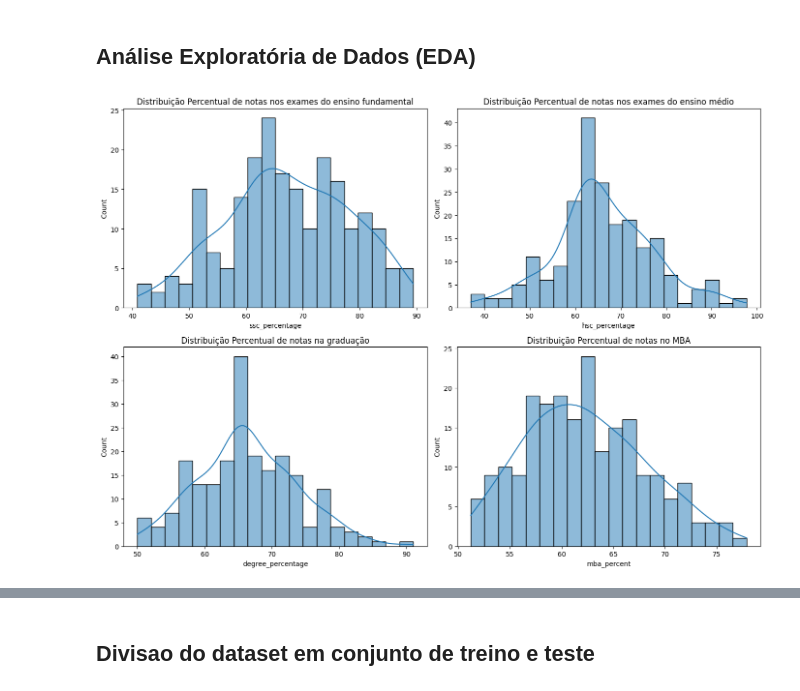
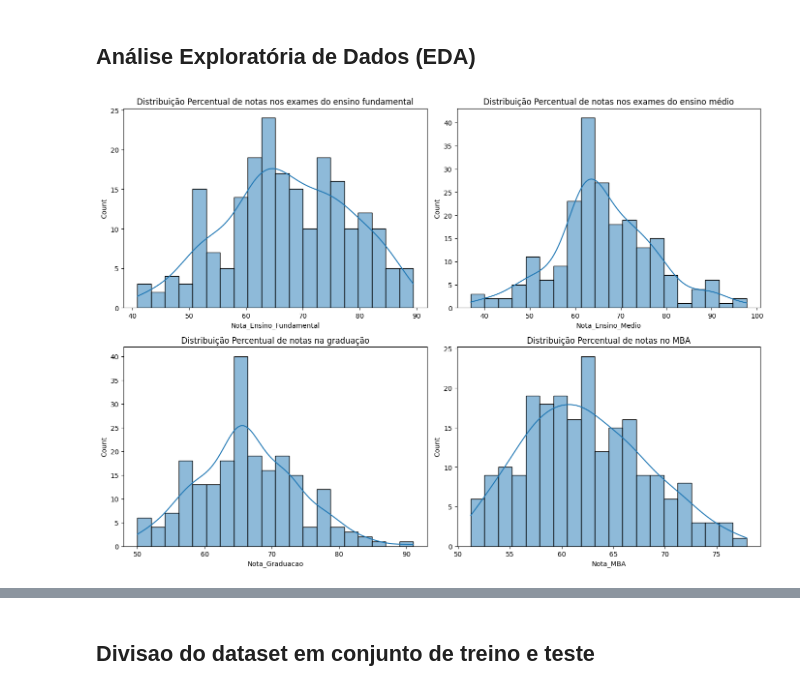
Before and after one commit to MarcosFN2014/Projeto-DS, a Jupyter notebook: Supervisionado/analise1.ipynb, the cells around one changed output, grey strips where cells are left out. Cells and saved outputs as stored; diff of their text form; code cells hidden in the pictures.

```diff
--- a/Supervisionado/analise1.ipynb
+++ b/Supervisionado/analise1.ipynb
@@ -132,0 +152,18 @@ scaled_features = scaler.fit_transform(features)
+# %%
+df.rename(columns={
+    'gender': 'Genero',
+    'ssc_percentage': 'Nota_Ensino_Fundamental',
+    'ssc_board': 'Conselho_EF',
+    'hsc_percentage': 'Nota_Ensino_Medio',
+    'hsc_board': 'Conselho_EM',
+    'hsc_subject': 'Area_Ensino_Medio',
+    'degree_percentage': 'Nota_Graduacao',
+    'undergrad_degree': 'Area_Graduacao',
+    'work_experience': 'Experiencia_Profissional',
+    'emp_test_percentage': 'Nota_Teste_Aptidao',
+    'specialization': 'Especialização_MBA',
+    'mba_percent': 'Nota_MBA',
+    'status': 'Status'
+}, inplace=True)
+
+df.head()
@@ -135,28 +179,28 @@ scaled_features = scaler.fit_transform(features)
 # %%
 # Gráficos de Distribuicao de Porcentagens
 
 plt.figure(figsize=(14, 10))
 
 plt.subplot(2, 2, 1)
-sns.histplot(df['ssc_percentage'], kde=True, bins=20)
+sns.histplot(df['Nota_Ensino_Fundamental'], kde=True, bins=20)
 plt.title('Distribuição Percentual de notas nos exames do ensino fundamental')
 
 plt.subplot(2, 2, 2)
-sns.histplot(df['hsc_percentage'], kde=True, bins=20)
+sns.histplot(df['Nota_Ensino_Medio'], kde=True, bins=20)
 plt.title('Distribuição Percentual de notas nos exames do ensino médio')
 
 plt.subplot(2, 2, 3)
-sns.histplot(df['degree_percentage'], kde=True, bins=20)
+sns.histplot(df['Nota_Graduacao'], kde=True, bins=20)
 plt.title('Distribuição Percentual de notas na graduação')
 
 plt.subplot(2, 2, 4)
-sns.histplot(df['mba_percent'], kde=True, bins=20)
+sns.histplot(df['Nota_MBA'], kde=True, bins=20)
 plt.title('Distribuição Percentual de notas no MBA')
 
 plt.tight_layout()
 plt.show()
 # %% [output]
-[figure, old version]
+[figure, new version]
 # %%
 # Comparacao entre candidatos "Placed" e "Not Placed" (Empregados e nao Empregados)
 plt.figure(figsize=(14, 10))
```
Also changed, not shown: parts of 10 cells of this notebook.
